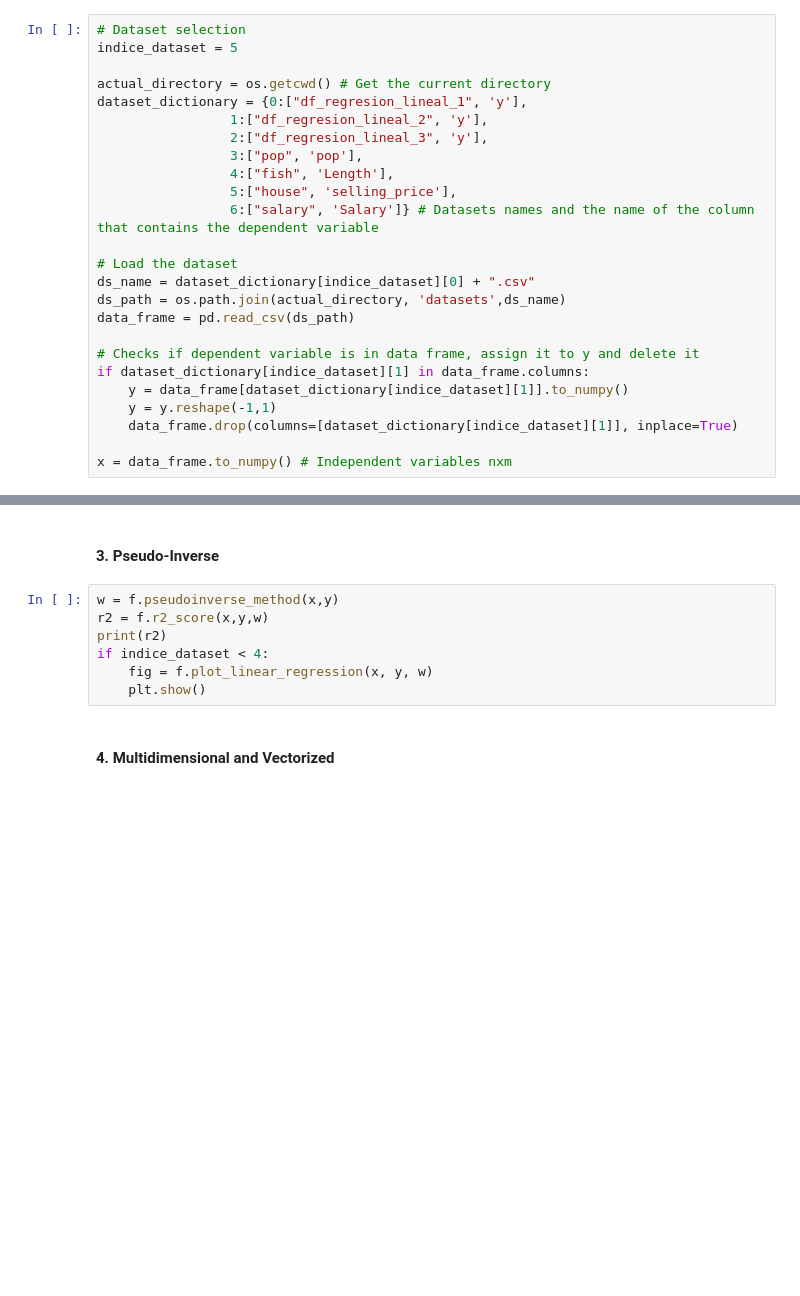
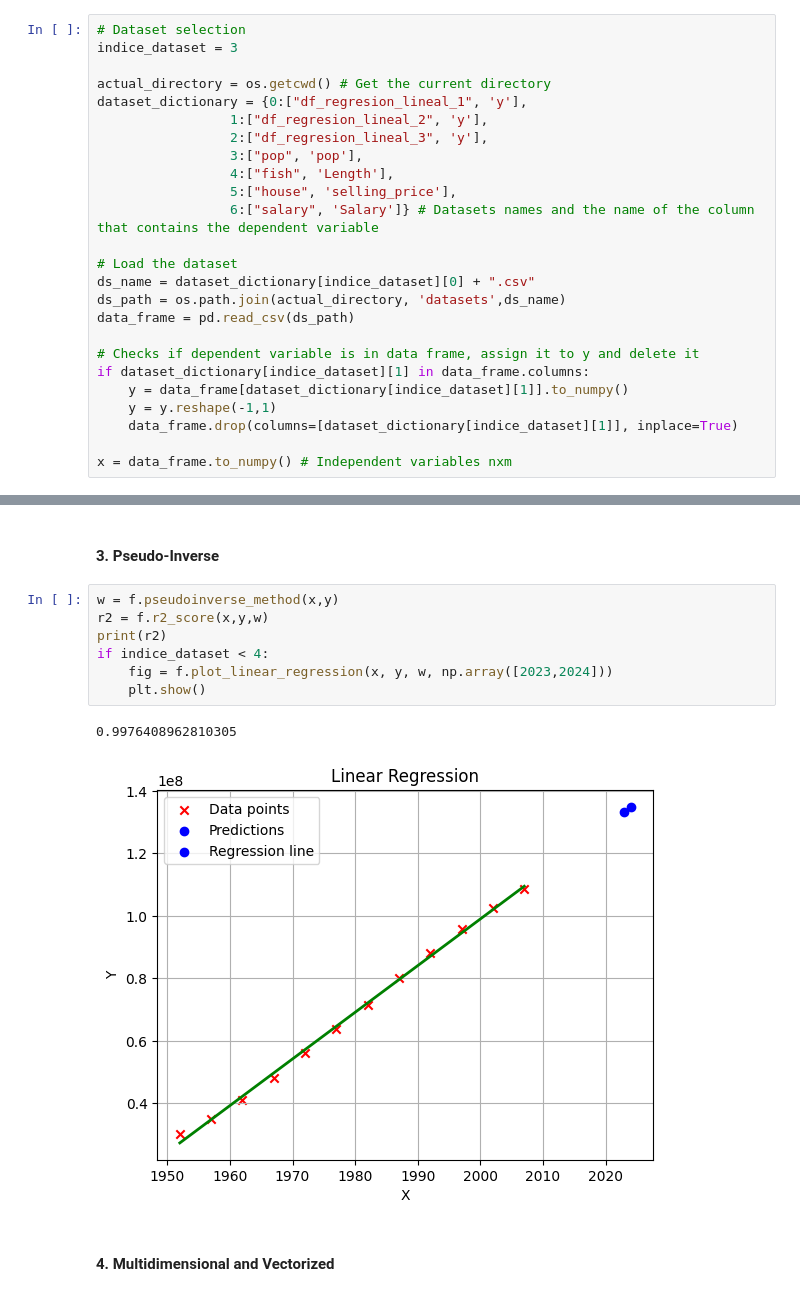
Before and after one commit to HarelAmezcua/linear-regression, a Jupyter notebook: demo.ipynb, the cells around one changed output, grey strips where cells are left out. Drawn from its saved outputs; the diff is of its cells as text; blank space fills up the shorter version.

Commit message:
feat: Better looking plots

```diff
--- a/demo.ipynb
+++ b/demo.ipynb
@@ -15,7 +15,7 @@ Solve a linear regression problem for each of the the next dataset:
 - df_regresion_lineal_3.csv
 # %%
 # Dataset selection
-indice_dataset = 5
+indice_dataset = 3
 
 actual_directory = os.getcwd() # Get the current directory
 dataset_dictionary = {0:["df_regresion_lineal_1", 'y'],
@@ -66,10 +62,13 @@ if indice_dataset < 4:
 # %%
 w = f.pseudoinverse_method(x,y)
 r2 = f.r2_score(x,y,w)
 print(r2)
 if indice_dataset < 4:
-    fig = f.plot_linear_regression(x, y, w)
+    fig = f.plot_linear_regression(x, y, w, np.array([2023,2024]))
     plt.show()
+# %% [output]
+0.9976408962810305
+[figure, added]
 # %% [markdown]
 #### 4. Multidimensional and Vectorized
 # %%
```
Also changed, not shown: parts of 3 cells of this notebook, 1 other file.
